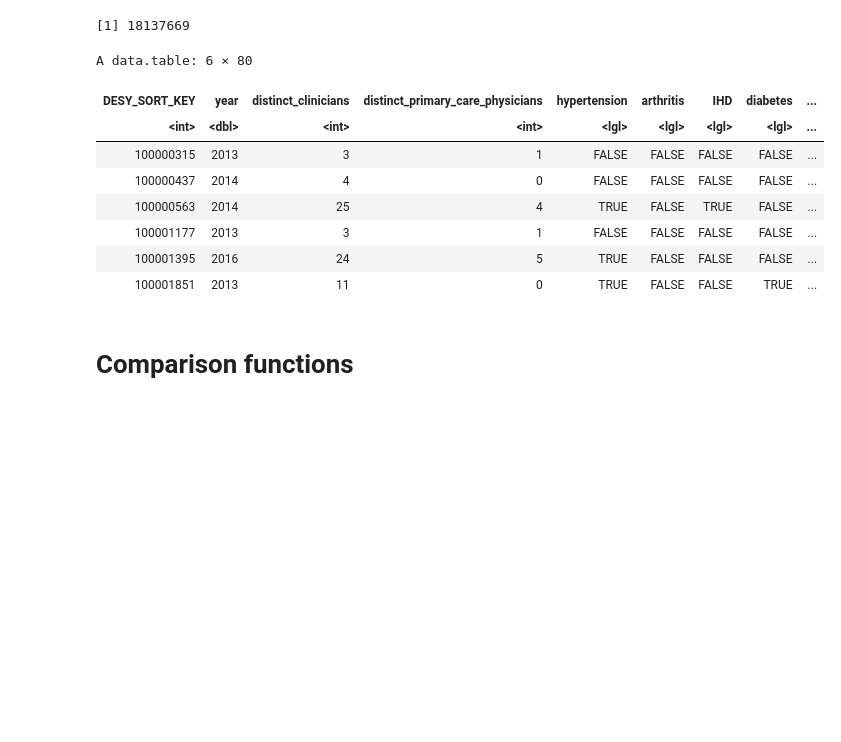
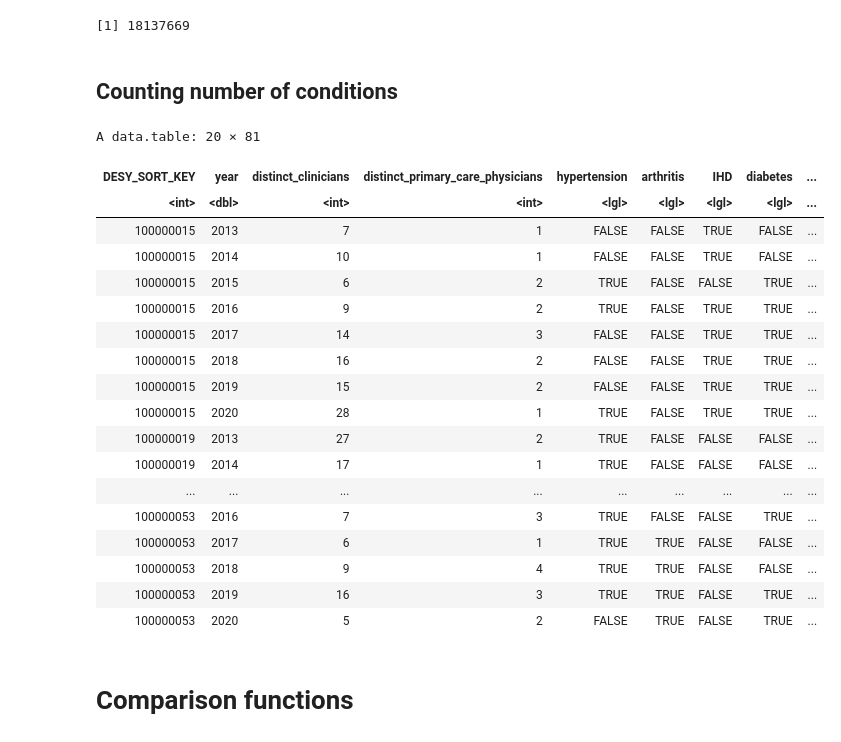
Before and after one commit to F4rbod/CaseMix, a Jupyter notebook: Calculations.ipynb, the cells around one changed output. Cells and saved outputs as stored; diff of their text form; code cells hidden in the pictures; blank space fills up the shorter version.

```diff
--- a/Calculations.ipynb
+++ b/Calculations.ipynb
@@ -799,3 +799,5 @@ yearly_calculations=data_for_modelling_filter(yearly_calculations)
 length(yearly_calculations$DESY_SORT_KEY)
 # %% [output]
 [1] 18137669
+# %% [markdown]
+## Counting number of conditions
@@ -802,14 +807,24 @@ length(yearly_calculations$DESY_SORT_KEY)
 # %%
-head(yearly_calculations[ENTITLEMENT_BUY_IN_IND_sum<12])
+head(yearly_calculations,20)
 # %% [output]
-A data.table: 6 × 80
+A data.table: 20 × 81
 | DESY_SORT_KEY | year | distinct_clinicians | distinct_primary_care_physicians | hypertension | arthritis | IHD | diabetes | ... |
 | <int> | <dbl> | <int> | <int> | <lgl> | <lgl> | <lgl> | <lgl> | ... |
-| 100000315 | 2013 | 3 | 1 | FALSE | FALSE | FALSE | FALSE | ... |
-| 100000437 | 2014 | 4 | 0 | FALSE | FALSE | FALSE | FALSE | ... |
-| 100000563 | 2014 | 25 | 4 | TRUE | FALSE | TRUE | FALSE | ... |
-| 100001177 | 2013 | 3 | 1 | FALSE | FALSE | FALSE | FALSE | ... |
-| 100001395 | 2016 | 24 | 5 | TRUE | FALSE | FALSE | FALSE | ... |
-| 100001851 | 2013 | 11 | 0 | TRUE | FALSE | FALSE | TRUE | ... |
+| 100000015 | 2013 | 7 | 1 | FALSE | FALSE | TRUE | FALSE | ... |
+| 100000015 | 2014 | 10 | 1 | FALSE | FALSE | TRUE | FALSE | ... |
+| 100000015 | 2015 | 6 | 2 | TRUE | FALSE | FALSE | TRUE | ... |
+| 100000015 | 2016 | 9 | 2 | TRUE | FALSE | TRUE | TRUE | ... |
+| 100000015 | 2017 | 14 | 3 | FALSE | FALSE | TRUE | TRUE | ... |
+| 100000015 | 2018 | 16 | 2 | FALSE | FALSE | TRUE | TRUE | ... |
+| 100000015 | 2019 | 15 | 2 | FALSE | FALSE | TRUE | TRUE | ... |
+| 100000015 | 2020 | 28 | 1 | TRUE | FALSE | TRUE | TRUE | ... |
+| 100000019 | 2013 | 27 | 2 | TRUE | FALSE | FALSE | FALSE | ... |
+| 100000019 | 2014 | 17 | 1 | TRUE | FALSE | FALSE | FALSE | ... |
+| ... | ... | ... | ... | ... | ... | ... | ... | ... |
+| 100000053 | 2016 | 7 | 3 | TRUE | FALSE | FALSE | TRUE | ... |
+| 100000053 | 2017 | 6 | 1 | TRUE | TRUE | FALSE | FALSE | ... |
+| 100000053 | 2018 | 9 | 4 | TRUE | TRUE | FALSE | FALSE | ... |
+| 100000053 | 2019 | 16 | 3 | TRUE | TRUE | FALSE | TRUE | ... |
+| 100000053 | 2020 | 5 | 2 | FALSE | TRUE | FALSE | TRUE | ... |
 # %% [markdown]
 # Comparison functions
```
Also changed, not shown: parts of 12 cells of this notebook.
